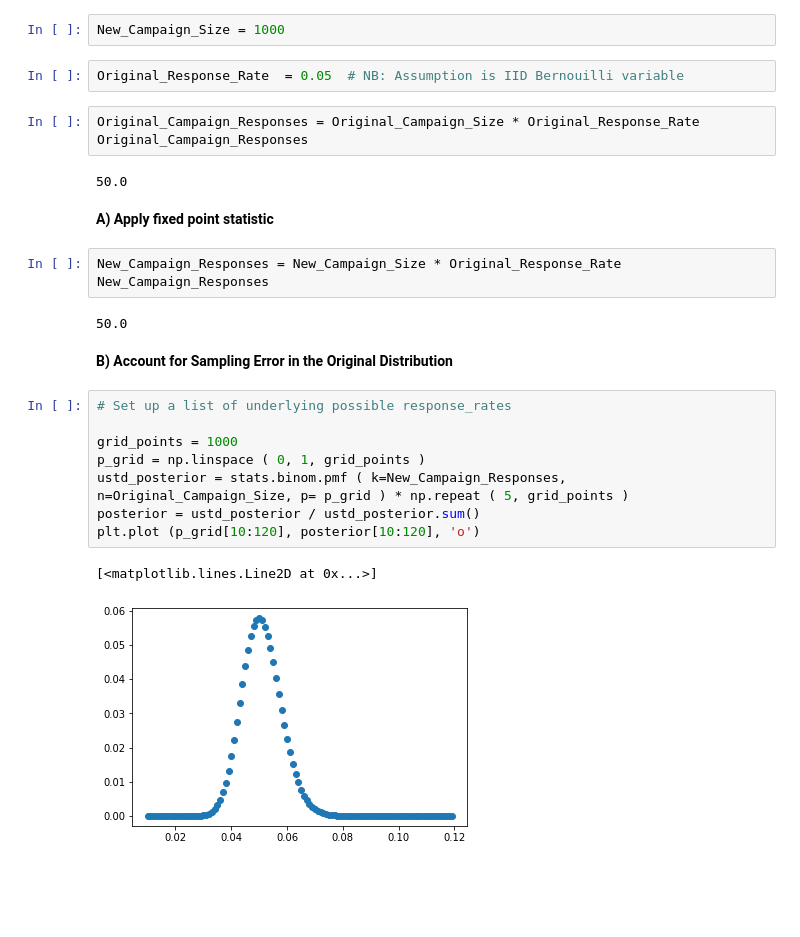
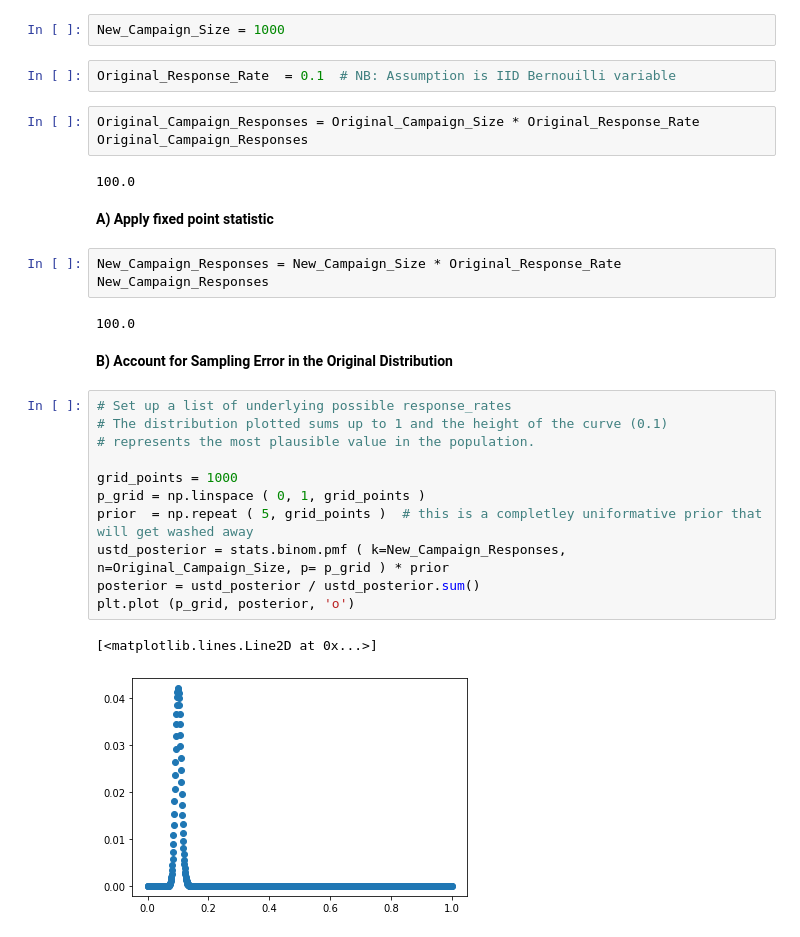
Before and after one commit to steed360/Data-Analysis, a Jupyter notebook: Quantifying_Campaign_Uncertainty.ipynb, the cells around one changed output. Drawn from its saved outputs; the diff is of its cells as text; blank space fills up the shorter version.

```diff
--- a/Quantifying_Campaign_Uncertainty.ipynb
+++ b/Quantifying_Campaign_Uncertainty.ipynb
@@ -34,29 +34,32 @@ Original_Campaign_Size = 1000 # sample size
 # %%
 New_Campaign_Size = 1000
 # %%
-Original_Response_Rate  = 0.05  # NB: Assumption is IID Bernouilli variable
+Original_Response_Rate  = 0.1  # NB: Assumption is IID Bernouilli variable
 # %%
 Original_Campaign_Responses = Original_Campaign_Size * Original_Response_Rate
 Original_Campaign_Responses
 # %% [output]
-50.0
+100.0
 # %% [markdown]
 **A) Apply fixed point statistic**
 # %%
 New_Campaign_Responses = New_Campaign_Size * Original_Response_Rate
 New_Campaign_Responses
 # %% [output]
-50.0
+100.0
 # %% [markdown]
 **B) Account for Sampling Error in the Original Distribution**
 # %%
 # Set up a list of underlying possible response_rates
+# The distribution plotted sums up to 1 and the height of the curve (0.1)
+# represents the most plausible value in the population.
 
 grid_points = 1000
 p_grid = np.linspace ( 0, 1, grid_points )
-ustd_posterior = stats.binom.pmf ( k=New_Campaign_Responses, n=Original_Campaign_Size, p= p_grid ) * np.repeat ( 5, grid_points )
+prior  = np.repeat ( 5, grid_points )  # this is a completley uniformative prior that will get washed away
+ustd_posterior = stats.binom.pmf ( k=New_Campaign_Responses, n=Original_Campaign_Size, p= p_grid ) * prior
 posterior = ustd_posterior / ustd_posterior.sum()
-plt.plot (p_grid[10:120], posterior[10:120], 'o')
+plt.plot (p_grid, posterior, 'o')
 # %% [output]
 [<matplotlib.lines.Line2D at 0x...>]
-[figure, old version]
+[figure, new version]
```
Also changed, not shown: parts of 12 cells of this notebook.
